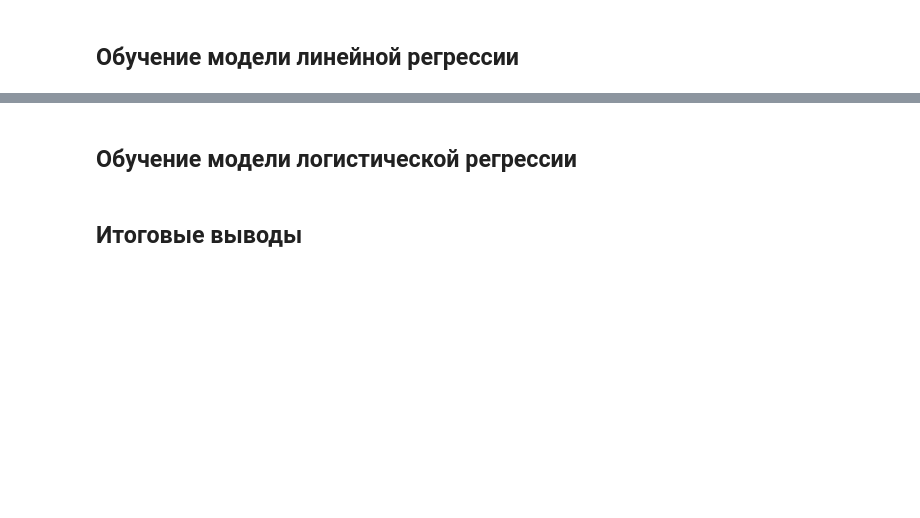
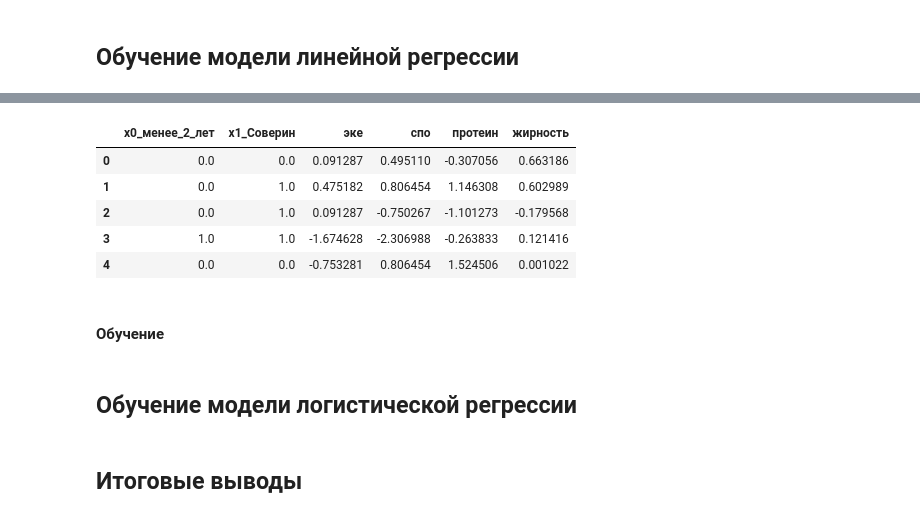
Before and after one commit to Maksim1004/data_science_studying, a Jupyter notebook: cows_and_machine_learning.ipynb, the cells around one changed output, grey strips where cells are left out. Drawn from its saved outputs; the diff is of its cells as text; code cells hidden in the pictures; blank space fills up the shorter version.

```diff
--- a/cows_and_machine_learning.ipynb
+++ b/cows_and_machine_learning.ipynb
@@ -525,0 +612,12 @@ for i in ds_main_numeric[1:]: # Перебор всех числовых пок
+# %%
+X_test = X_test_ohe.join(X_test_scale)
+X_test.head()
+# %% [output]
+|  | x0_менее_2_лет | x1_Соверин | эке | спо | протеин | жирность |
+| 0 | 0.0 | 0.0 | 0.091287 | 0.495110 | -0.307056 | 0.663186 |
+| 1 | 0.0 | 1.0 | 0.475182 | 0.806454 | 1.146308 | 0.602989 |
+| 2 | 0.0 | 1.0 | 0.091287 | -0.750267 | -1.101273 | -0.179568 |
+| 3 | 1.0 | 1.0 | -1.674628 | -2.306988 | -0.263833 | 0.121416 |
+| 4 | 0.0 | 0.0 | -0.753281 | 0.806454 | 1.524506 | 0.001022 |
+# %% [markdown]
+#### Обучение
```
Also changed, not shown: parts of 49 cells of this notebook.
